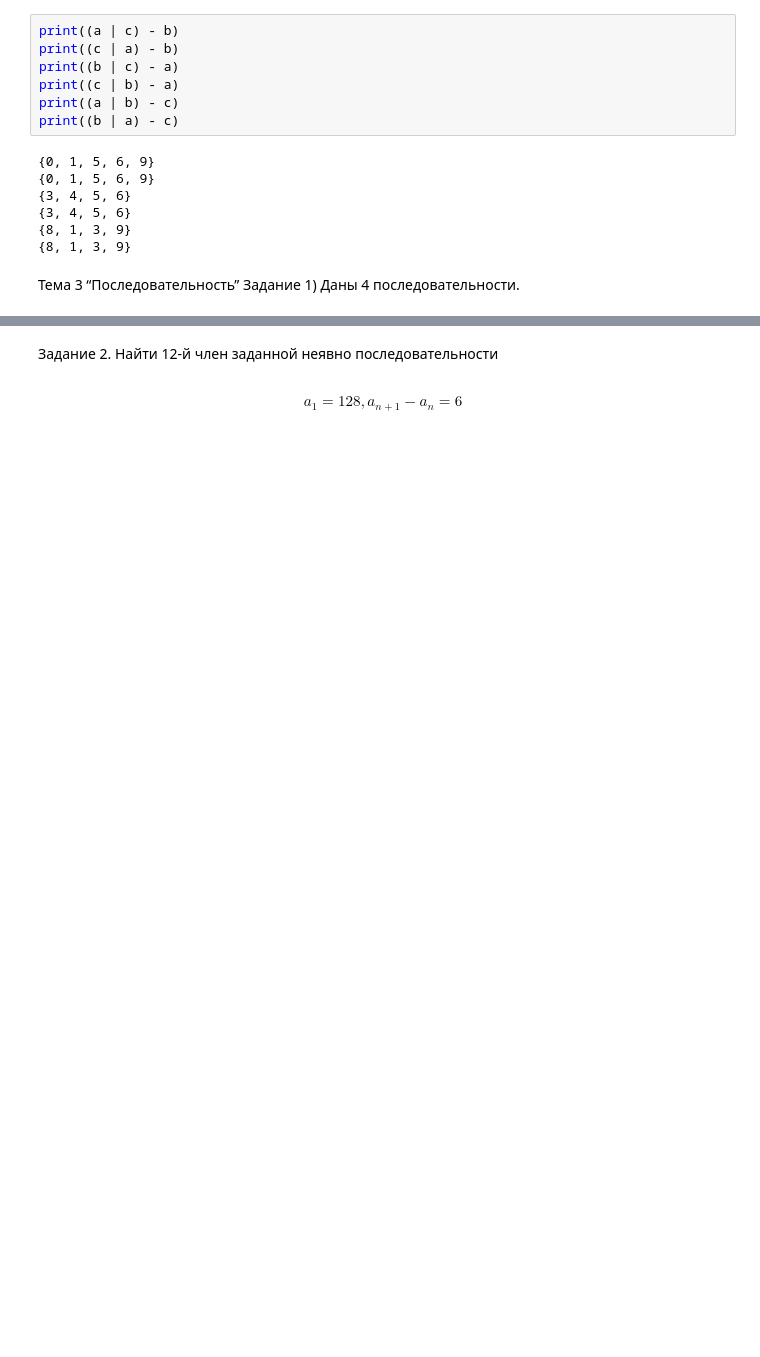
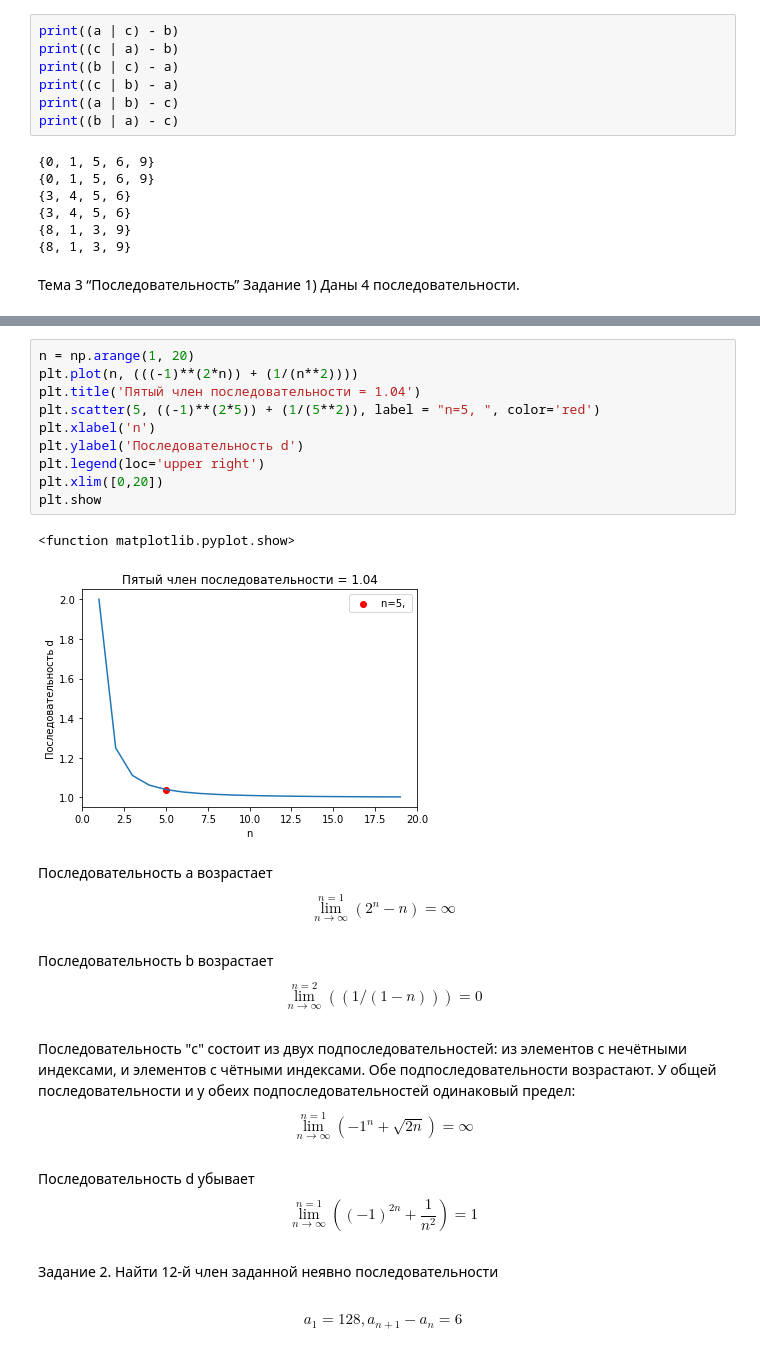
Before and after one commit to aldalinde/Python_for_DSc, a Jupyter notebook: Calculus_2.ipynb, the cells around one changed output, grey strips where cells are left out. Saved outputs shown, nothing was run; the diff lists cells and outputs as text; blank space fills up the shorter version.

```diff
--- a/Calculus_2.ipynb
+++ b/Calculus_2.ipynb
@@ -458,3 +500,28 @@ c) найти пятый по счету член.
+# %%
+n = np.arange(1, 20)
+plt.plot(n, (((-1)**(2*n)) + (1/(n**2))))
+plt.title('Пятый член последовательности = 1.04')
+plt.scatter(5, ((-1)**(2*5)) + (1/(5**2)), label = "n=5, ", color='red')
+plt.xlabel('n')
+plt.ylabel('Последовательность d')
+plt.legend(loc='upper right')
+plt.xlim([0,20])
+plt.show
+# %% [output]
+<function matplotlib.pyplot.show>
+[figure, added]
+# %% [markdown]
+Последовательность а возрастает
+$$\lim_{n\to \infty}^{n=1} (2^n - n) = \infty$$
+# %% [markdown]
+Последовательность b возрастает
+$$\lim_{n\to \infty}^{n=2} ((1/(1 - n))) = 0 $$
+# %% [markdown]
+Последовательность "c" состоит из двух подпоследовательностей: из элементов с нечётными индексами, и элементов с чётными индексами. Обе подпоследовательности возрастают. У общей последовательности и у обеих подпоследовательностей одинаковый предел:
+$$\lim_{n\to \infty}^{n=1} (-1^n + \sqrt{2n}) = \infty $$
+# %% [markdown]
+Последовательность d убывает
+$$ \lim_{n\to \infty}^{n=1} ((-1)^{2n} + \frac{1}{n^2}) = 1$$
 # %% [markdown]
 Задание 2. Найти 12-й член заданной неявно последовательности
 # %% [markdown]
```
Also changed, not shown: parts of 31 cells of this notebook.
